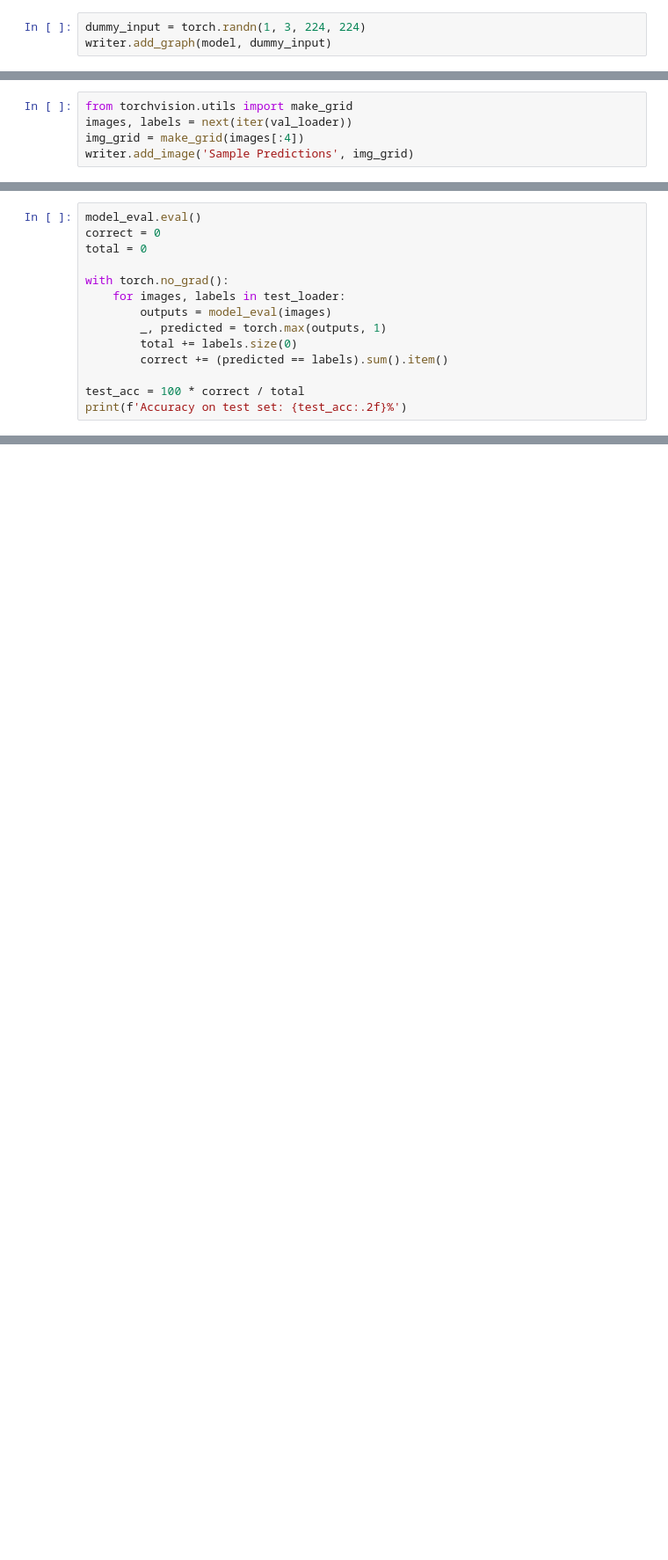
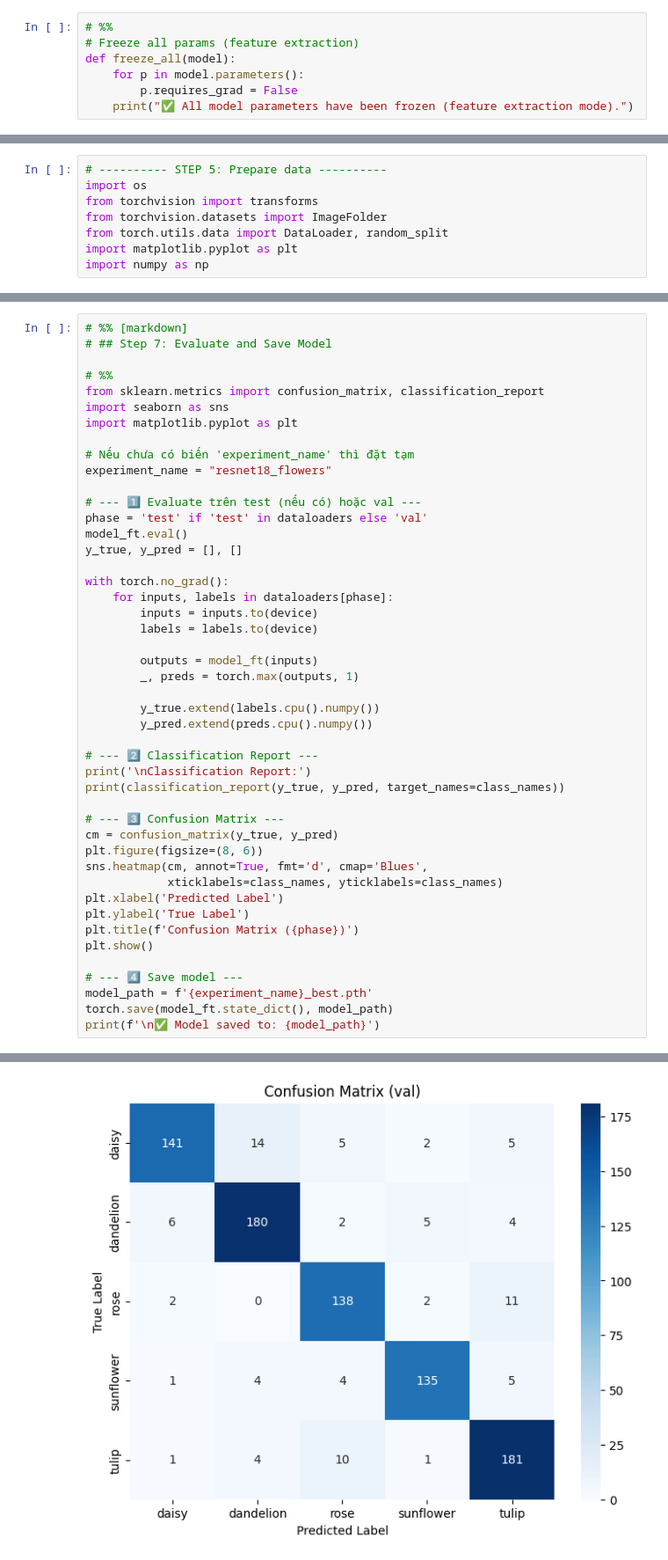
Before and after one commit to nmhkha/DL_Practice, a Jupyter notebook: practice2.ipynb, the cells around one changed output, grey strips where cells are left out. Shown at 88% size. Drawn from its saved outputs; the diff is of its cells as text; blank space fills up the shorter version.

```diff
--- a/practice2.ipynb
+++ b/practice2.ipynb
@@ -62,3 +189,7 @@ writer = SummaryWriter('runs/vgg16_experiment')
 # %%
-dummy_input = torch.randn(1, 3, 224, 224)
-writer.add_graph(model, dummy_input)
+# %%
+# Freeze all params (feature extraction)
+def freeze_all(model):
+    for p in model.parameters():
+        p.requires_grad = False
+    print("✅ All model parameters have been frozen (feature extraction mode).")
@@ -112,6 +245,9 @@ Epoch [15/15] | Loss: 0.2552 | Val Acc: 100.00%
 # %%
-from torchvision.utils import make_grid
-images, labels = next(iter(val_loader))
-img_grid = make_grid(images[:4])
-writer.add_image('Sample Predictions', img_grid)
+# ---------- STEP 5: Prepare data ----------
+import os
+from torchvision import transforms
+from torchvision.datasets import ImageFolder
+from torch.utils.data import DataLoader, random_split
+import matplotlib.pyplot as plt
+import numpy as np
 # %%
@@ -159,15 +571,47 @@ VGG(
 # %%
-model_eval.eval()
-correct = 0
-total = 0
+# %% [markdown]
+# ## Step 7: Evaluate and Save Model
+
+# %%
+from sklearn.metrics import confusion_matrix, classification_report
+import seaborn as sns
+import matplotlib.pyplot as plt
+
+# Nếu chưa có biến 'experiment_name' thì đặt tạm
+experiment_name = "resnet18_flowers"
+
+# --- 1️⃣ Evaluate trên test (nếu có) hoặc val ---
+phase = 'test' if 'test' in dataloaders else 'val'
+model_ft.eval()
+y_true, y_pred = [], []
 
 with torch.no_grad():
-    for images, labels in test_loader:
-        outputs = model_eval(images)
-        _, predicted = torch.max(outputs, 1)
-        total += labels.size(0)
-        correct += (predicted == labels).sum().item()
+    for inputs, labels in dataloaders[phase]:
+        inputs = inputs.to(device)
+        labels = labels.to(device)
 
-test_acc = 100 * correct / total
-print(f'Accuracy on test set: {test_acc:.2f}%')
+        outputs = model_ft(inputs)
+        _, preds = torch.max(outputs, 1)
+
+        y_true.extend(labels.cpu().numpy())
+        y_pred.extend(preds.cpu().numpy())
+
+# --- 2️⃣ Classification Report ---
+print('\nClassification Report:')
+print(classification_report(y_true, y_pred, target_names=class_names))
+
+# --- 3️⃣ Confusion Matrix ---
+cm = confusion_matrix(y_true, y_pred)
+plt.figure(figsize=(8, 6))
+sns.heatmap(cm, annot=True, fmt='d', cmap='Blues',
+            xticklabels=class_names, yticklabels=class_names)
+plt.xlabel('Predicted Label')
+plt.ylabel('True Label')
+plt.title(f'Confusion Matrix ({phase})')
+plt.show()
+
+# --- 4️⃣ Save model ---
+model_path = f'{experiment_name}_best.pth'
+torch.save(model_ft.state_dict(), model_path)
+print(f'\n✅ Model saved to: {model_path}')
 # %% [output]
@@ -174,0 +630 @@ Accuracy on test set: 100.00%
+[figure, added]
```
Also changed, not shown: parts of 15 cells of this notebook.
